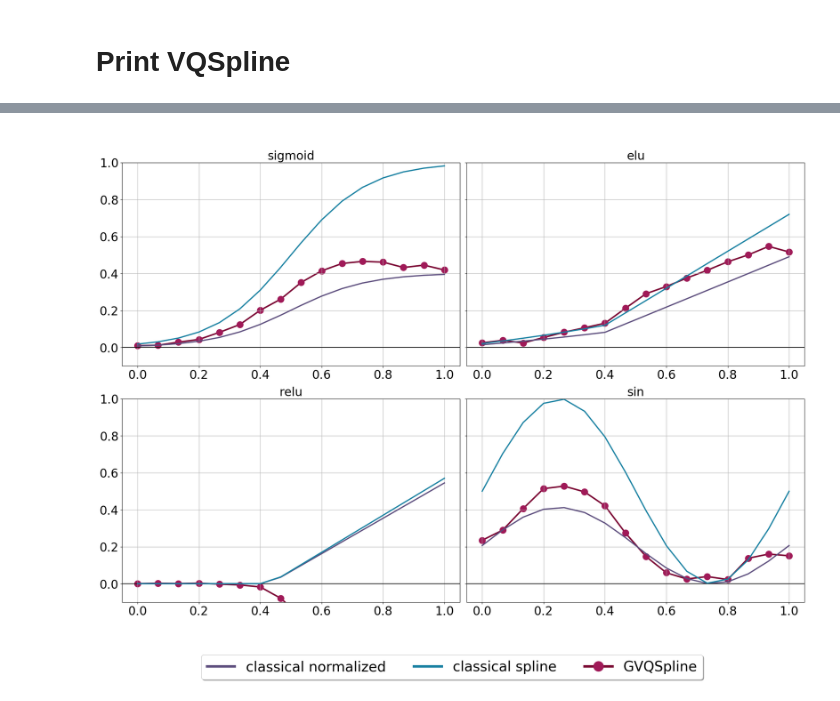
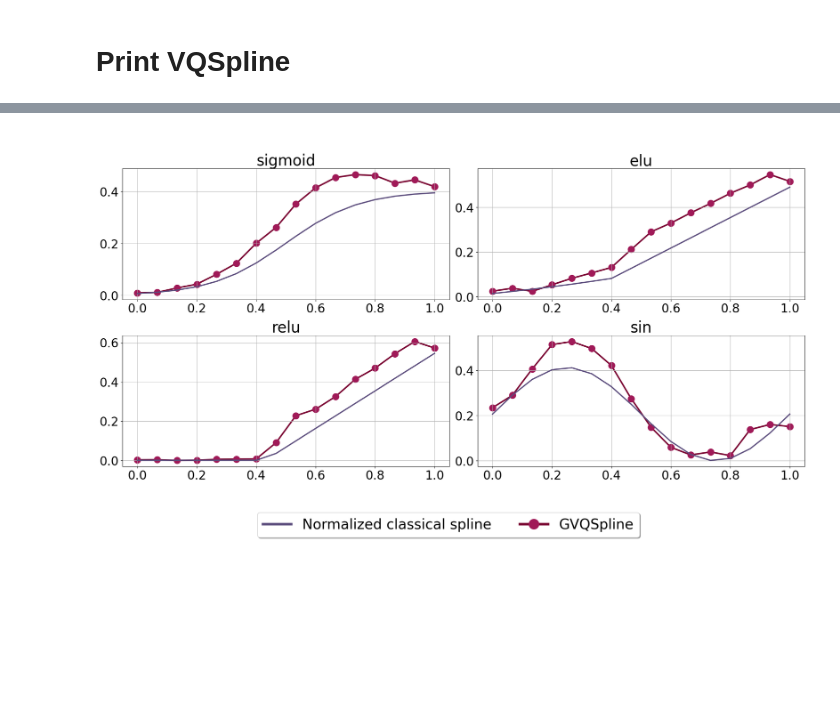
Before and after one commit to inajetovic/Variational-Quantum-Splines, a Jupyter notebook: vi_res_gvqs.ipynb, the cells around one changed output, grey strips where cells are left out. Drawn from its saved outputs; the diff is of its cells as text; code cells hidden in the pictures; blank space fills up the shorter version.

```diff
--- a/vi_res_gvqs.ipynb
+++ b/vi_res_gvqs.ipynb
@@ -7,7 +7,7 @@ from vqls import *
 from utils import *
 import matplotlib.lines as mlines
 
-label = 'sin'
+label = 'relu'
 nq = 4
 n_step = 16
 func_out = {'sigmoid': sigmoid_t,'tanh': tanh_t,'elu': elu_t, 'relu': relu_t, 'sin':sin_m}
@@ -212,7 +215,7 @@ for flab, fun in func_out.items():
         #plt.plot(np.linspace(lower,upper,len(y_fq)),(y_q), label= f"hq {n_step}", color='blue')
         #ax[i].text(0.35,0.87, f"rmse scaled = {rssss2:.4f}\n" \
         #    f"rmse classical = {rssss:.4f}\n", fontsize=14)
-        ax[i].set_title(f'{flab}'fontsize=24)
+        ax[i].set_title(f'{flab}',fontsize=24)
         #ax[i].set_title(f'{n_step} steps',fontsize=24)
 
 
@@ -250,8 +253,8 @@ for flab, fun in func_out.items():
         best = np.argmin(df['RSS_q'])
         #if knot == 16 and flab == "sin":
         #    best = 0
-        if knot == 16 and "relu" == flab:
-            best = 0
+        #if knot == 16 and "relu" == flab:
+        #    best = 0
         weights = df['in_train_weights'][best][-1]
         tot.append([flab, nq, knot, df.training_cost[best], df.exe_time[best], weights,df.RSS_h[best], df.RSS_q[best] ])
 
@@ -314,13 +317,13 @@ for flab, fun in func_out.items():
 
         for a in matrix:
             y_fq.append(vqls_circuit.direct_prod2(el['weights'],a))
-        rssss = math.sqrt(np.square(np.subtract(y_c,np.abs(y_fq))).mean())
-        rssss2 = math.sqrt(np.square(np.subtract(y,np.abs(y_fq))).mean())
+        rssss = math.sqrt(np.square(np.subtract(y_c,y_fq)).mean())
+        rssss2 = math.sqrt(np.square(np.subtract(y,y_fq)).mean())
         rss.append(rssss)
         colorl = '#b7094c'
         colors = '#a01a58'
         #ax[i].plot(np.linspace(lower,upper,len(y_fq)),np.abs(y_fq),label= f"full quantum {n_step}", color=colorl)
-        ax[i].scatter(np.linspace(lower,upper,len(y_fq)),np.abs(y_fq), color=colors, linewidths=4)
+        ax[i].scatter(np.linspace(lower,upper,len(y_fq)),y_fq, color=colors, linewidths=4)
         #plt.scatter(np.linspace(lower,upper,len(y_fq)),(y_q), label= f"hq {n_step}", color='blue')
         #plt.plot(np.linspace(lower,upper,len(y_fq)),(y_q), label= f"hq {n_step}", color='blue')
         ax[i].text(0.4,0.9, f"rmse scaled = {rssss2:.4f}\n" \
@@ -350,8 +353,8 @@ for flab, fun in func_out.items():
         best = np.argmin(df['RSS_q'])
         #if knot == 16 and flab == "sin":
         #    best = 0
-        if knot == 16 and "relu" == flab:
-            best = 0
+        #if knot == 16 and "relu" == flab:
+        #    best = 0
         weights = df['in_train_weights'][best][-1]
         tot.append([flab, nq, knot, df.training_cost[best], df.exe_time[best], weights,df.RSS_h[best], df.RSS_q[best] ])
 
@@ -368,19 +371,19 @@ df
 j = 0
 k = 0
 rss=[]
-fig = plt.figure(tight_layout = True, figsize=(20,14))
+fig = plt.figure(tight_layout = True, figsize=(20,10))
 
 fig.suptitle('Figure title')
 axE = fig.subfigures(1,1,)
 
 fig.suptitle(f'{flab}',fontsize=36)
 
-ax = axE.subplots(nrows=2, ncols=2, sharey=True,)
-fig.subplots_adjust(hspace=0.5)
+ax = axE.subplots(nrows=2, ncols=2, sharey=False,)
+fig.subplots_adjust(hspace=1)
 
 for flab, fun in func_out.items():
 
-    ax[k][j].set_ylim(-0.1,1)
+    #ax[k][j].set_ylim(-0.1,1)
 
 
     dl = df[df['function'] == flab]
@@ -410,7 +413,7 @@ for flab, fun in func_out.items():
         y = y / norm
         ax[k][j].plot(np.linspace(lower,upper,len(y)),y,  label=f"Original function scaled {n_step}", color = '#5c4d7d',linewidth=2.5)
 
-        ax[k][j].axhline(0, color="#111111")
+        #ax[k][j].axhline(0, color="#111111")
 
         matrix,vector,v_norm = GeneralizedVQS_System(n_step,label,x,xx,scaled=scaled)
 
@@ -419,7 +422,7 @@ for flab, fun in func_out.items():
         c = np.linalg.solve(matrix,vector)
 
         y_c=np.dot(matrix,c) #classic
-        ax[k][j].plot(np.linspace(lower,upper,len(y_c)),vector, label="classical spline", color = '#1780a1',linewidth=2.5)
+        #ax[k][j].plot(np.linspace(lower,upper,len(y_c)),vector, label="classical spline", color = '#1780a1',linewidth=2.5)
 
         y_fq=[]
         q = vqls_circuit.solution(el['weights']).real
@@ -429,34 +432,34 @@ for flab, fun in func_out.items():
         for a in matrix:
             y_fq.append(vqls_circuit.direct_prod2(el['weights'],a))
         rssss = math.sqrt(np.square(np.subtract(y_c,np.abs(y_fq))).mean())
         rssss2 = math.sqrt(np.square(np.subtract(y,np.abs(y_fq))).mean())
         rss.append(rssss)
         colorl = '#7a0632'
         colors = '#a01a58'
         ax[k][j].plot(np.linspace(lower,upper,len(y_fq)),y_fq, color=colorl, zorder= -1, lw=3)
         ax[k][j].scatter(np.linspace(lower,upper,len(y_fq)),(y_fq), color=colors, linewidths=8)
         #plt.scatter(np.linspace(lower,upper,len(y_fq)),(y_q), label= f"hq {n_step}", color='blue')
         #plt.plot(np.linspace(lower,upper,len(y_fq)),(y_q), label= f"hq {n_step}", color='blue')
         #ax[i].text(0.35,0.87, f"rmse scaled = {rssss2:.4f}\n" \
         #    f"rmse classical = {rssss:.4f}\n", fontsize=14)
-        ax[k][j].set_title(f'{flab}',fontsize=24)
+        ax[k][j].set_title(f'{flab}',fontsize=30)
         #ax[i].set_title(f'{n_step} steps',fontsize=24)
 
 
         #ax[i].legend(fontsize=18)
     j-=-1
     if(j%2==0):
         j = 0
         k -=-1
 
-handles = [mlines.Line2D([], [], color='#5c4d7d', linewidth=5, label='classical normalized')]
-handles.append(mlines.Line2D([], [], color='#1780a1', linewidth=5, label='classical spline'))
+handles = [mlines.Line2D([], [], color='#5c4d7d', linewidth=5, label='Normalized classical spline')]
+#handles.append(mlines.Line2D([], [], color='#1780a1', linewidth=5, label='classical spline'))
 handles.append(mlines.Line2D([], [], color=colorl, marker='.',linewidth=5,
                     markersize=40, label='GVQSpline', markerfacecolor=colors, markeredgecolor=colors))
 
 lgd = axE.legend(handles = handles, loc='upper center', bbox_to_anchor=(0.5, -0.05),fancybox=True, shadow=True, ncol=5, fontsize = 28)
 fig.savefig(f'plots/n_gvqsplot.png', bbox_extra_artists=(lgd,), bbox_inches='tight')
 
 plt.show()
 # %% [output]
-[figure, old version]
+[figure, new version]
```
Also changed, not shown: parts of 7 cells of this notebook, 16 other files.
